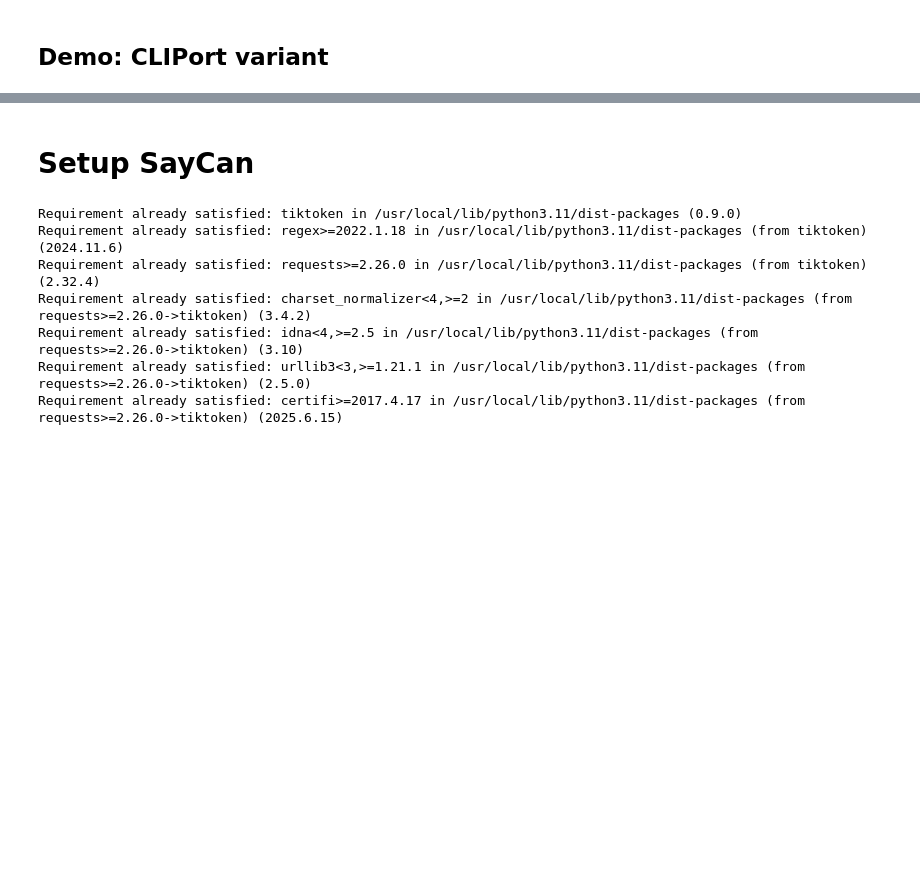
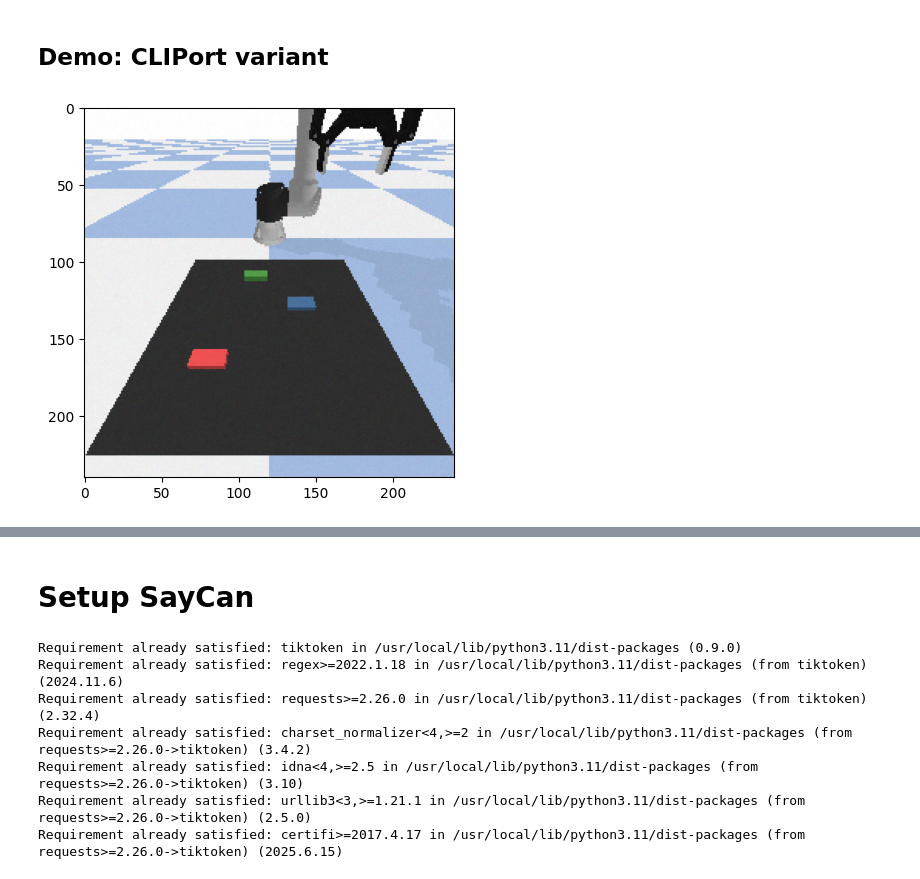
Before and after one commit to Matteo7100/SayCan-project, a Jupyter notebook: SC_WIP.ipynb, the cells around one changed output, grey strips where cells are left out. Saved outputs shown, nothing was run; the diff lists cells and outputs as text; code cells hidden in the pictures; blank space fills up the shorter version.

```diff
--- a/SC_WIP.ipynb
+++ b/SC_WIP.ipynb
@@ -2595,15 +2696,17 @@ NameError: name 'TransporterNets' is not defined
 # %% [markdown]
 ## Demo: CLIPort variant
 # %%
-# # Define and reset environment.
-# config = {'pick':  ['green block', 'blue block', 'red block'],
-#           'place': ['']}
+# Define and reset environment.
+config = {'pick':  ['green block', 'blue block', 'red block'],
+          'place': ['']}
 
-# np.random.seed(42)
-# obs = env.reset(config)
-# img = env.get_camera_image()
-# plt.imshow(img)
-# plt.show()
+np.random.seed(42)
+obs = env.reset(config)
+img = env.get_camera_image()
+plt.imshow(img)
+plt.show()
+# %% [output]
+[figure, added]
 # %%
 # @title Remember to run the cell before this one to reset the environment
 
```
Also changed, not shown: parts of 15 cells of this notebook.
